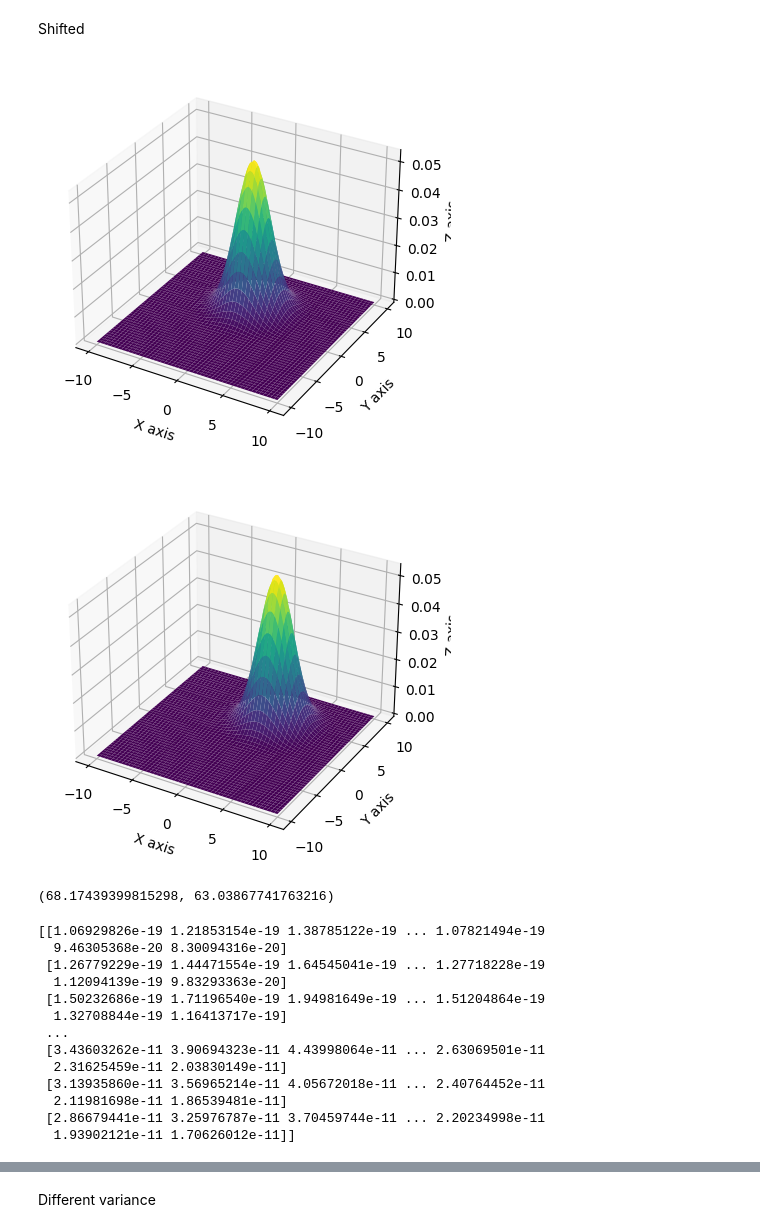
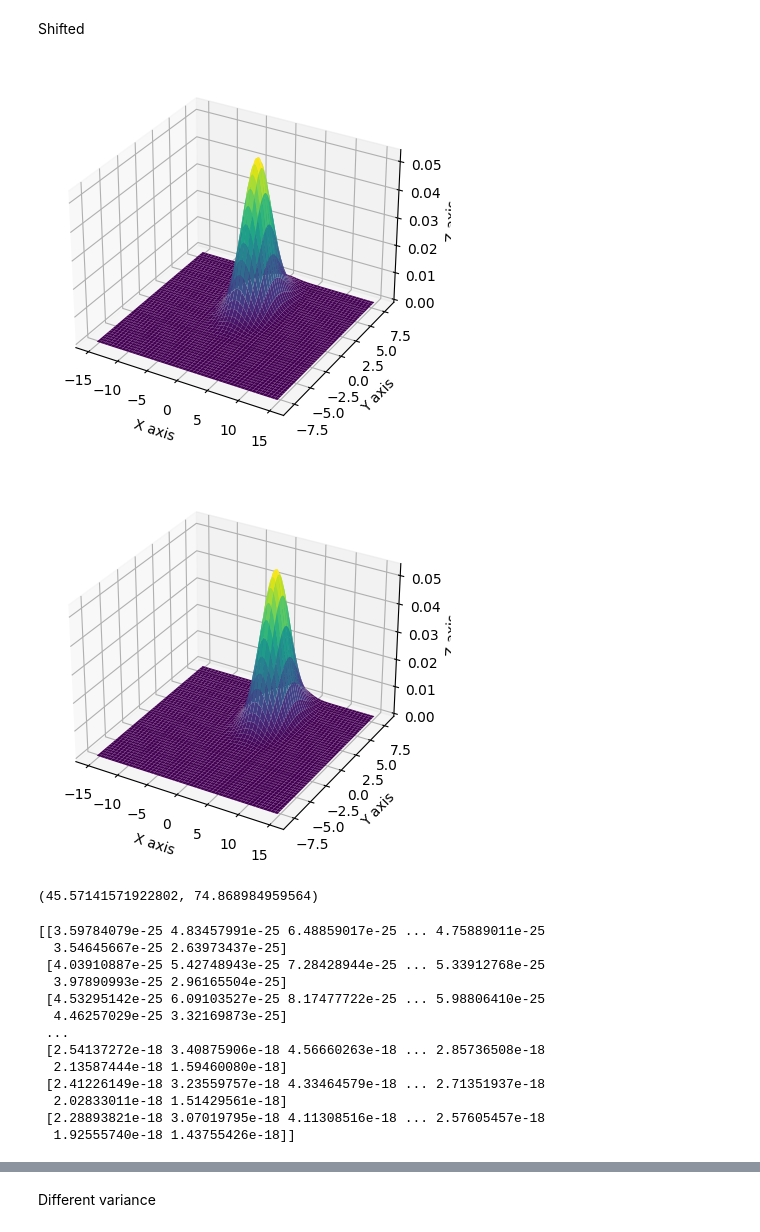
Before and after one commit to Rachel-0420/Cross-Entropy-Fast-Transient, a Jupyter notebook: HighD Normal Distribution.ipynb, the cells around one changed output, grey strips where cells are left out. Cells and saved outputs as stored; diff of their text form; code cells hidden in the pictures.

```diff
--- a/HighD Normal Distribution.ipynb
+++ b/HighD Normal Distribution.ipynb
@@ -19,8 +19,8 @@ mu_x2, mu_y2 = 2, 4
 
 variance = 3
 
-x = np.linspace(-10,10,500)
-y = np.linspace(-10,10,500)
+x = np.linspace(-15,15,500)
+y = np.linspace(-8,8,500)
 
 X, Y = np.meshgrid(x,y)
 pos = np.empty(X.shape + (2,))
@@ -28,60 +28,67 @@ pos[:, :, 0] = X; pos[:, :, 1] = Y
 
 func_1 = multivariate_normal([mu_x1, mu_y1], [[variance, 0], [0, variance]])
 func_2 = multivariate_normal([mu_x2, mu_y2], [[variance, 0], [0, variance]])
+
+# normalizing the probabilities
+fact_1 = 1 / sum(func_1.pdf(pos))
+fact_2 = 1 / sum(func_2.pdf(pos))
+for i in range(len(func_1.pdf(pos))):
+  func_1.pdf(pos)[i] *= fact_1
+for j in range(len(func_2.pdf(pos))):
+  func_2.pdf(pos)[j] *= fact_2
 
 fig, ax = plt.subplots(subplot_kw = {"projection": "3d"})
 ax.plot_surface(X, Y, func_1.pdf(pos),cmap='viridis',linewidth=0)
 ax.set_xlabel('X axis')
 ax.set_ylabel('Y axis')
 ax.set_zlabel('Z axis')
 plt.show()
 
 fig, ax = plt.subplots(subplot_kw = {"projection": "3d"})
 ax.plot_surface(X, Y, func_2.pdf(pos),cmap='viridis',linewidth=0)
 ax.set_xlabel('X axis')
 ax.set_ylabel('Y axis')
 ax.set_zlabel('Z axis')
 plt.show()
 
 # projections
 pdf_x1 = norm.pdf(x, mu_x1, variance)
 pdf_y1 = norm.pdf(y, mu_y1, variance)
 pdf_x2 = norm.pdf(x, mu_x2, variance)
 pdf_y2 = norm.pdf(y, mu_y2, variance)
 
 for i in range(len(pdf_x1)):
   H_x12.append(- pdf_x1[i] * math.log(pdf_x2[i]))
   H_y12.append(- pdf_y1[i] * math.log(pdf_y2[i]))
   ref_1 += H_x12[i]
   ref_2 += H_y12[i]
 
 # ref is the 'integral' of cross entropy of each dimensions
 print((ref_1, ref_2))
 # %% [output]
-[figure, old version]
+[figure, new version]
-[figure, old version]
+[figure, new version]
-(68.17439399815298, 63.03867741763216)
+(45.57141571922802, 74.868984959564)
 # %%
 var1 = func_1.pdf(pos)
 var2 = func_2.logpdf(pos)
 # %%
 # overall cross entropy
-
 H1 = - var1 * var2
 print(H1)
 # %% [output]
-[[1.06929826e-19 1.21853154e-19 1.38785122e-19 ... 1.07821494e-19
-  9.46305368e-20 8.30094316e-20]
- [1.26779229e-19 1.44471554e-19 1.64545041e-19 ... 1.27718228e-19
-  1.12094139e-19 9.83293363e-20]
- [1.50232686e-19 1.71196540e-19 1.94981649e-19 ... 1.51204864e-19
-  1.32708844e-19 1.16413717e-19]
+[[3.59784079e-25 4.83457991e-25 6.48859017e-25 ... 4.75889011e-25
+  3.54645667e-25 2.63973437e-25]
+ [4.03910887e-25 5.42748943e-25 7.28428944e-25 ... 5.33912768e-25
+  3.97890993e-25 2.96165504e-25]
+ [4.53295142e-25 6.09103527e-25 8.17477722e-25 ... 5.98806410e-25
+  4.46257029e-25 3.32169873e-25]
  ...
- [3.43603262e-11 3.90694323e-11 4.43998064e-11 ... 2.63069501e-11
-  2.31625459e-11 2.03830149e-11]
- [3.13935860e-11 3.56965214e-11 4.05672018e-11 ... 2.40764452e-11
-  2.11981698e-11 1.86539481e-11]
- [2.86679441e-11 3.25976787e-11 3.70459744e-11 ... 2.20234998e-11
-  1.93902121e-11 1.70626012e-11]]
+ [2.54137272e-18 3.40875906e-18 4.56660263e-18 ... 2.85736508e-18
+  2.13587444e-18 1.59460080e-18]
+ [2.41226149e-18 3.23559757e-18 4.33464579e-18 ... 2.71351937e-18
+  2.02833011e-18 1.51429561e-18]
+ [2.28893821e-18 3.07019795e-18 4.11308516e-18 ... 2.57605457e-18
+  1.92555740e-18 1.43755426e-18]]
 # %%
 # Figure of the overall cross entropy
```
Also changed, not shown: parts of 4 cells of this notebook.
